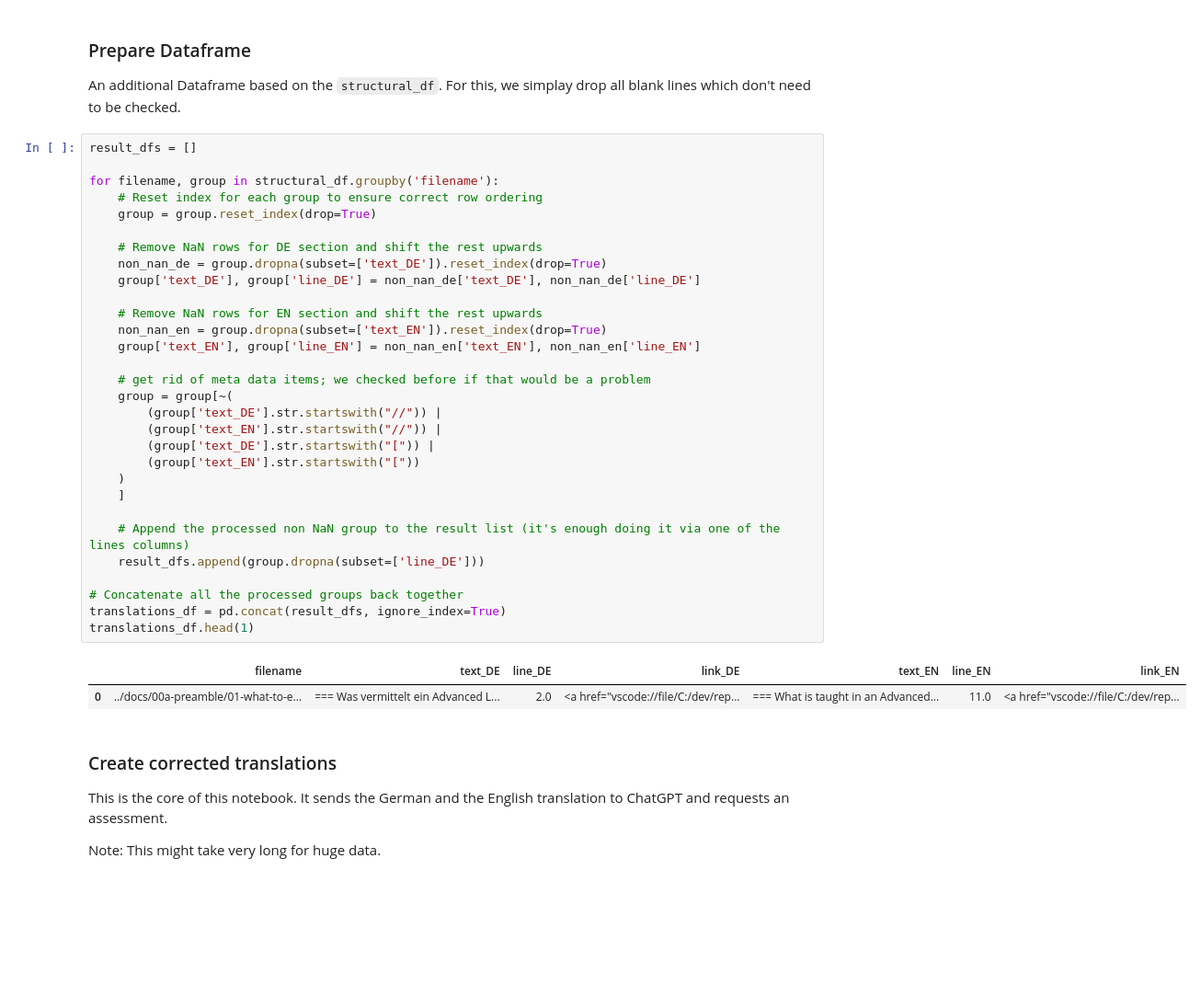
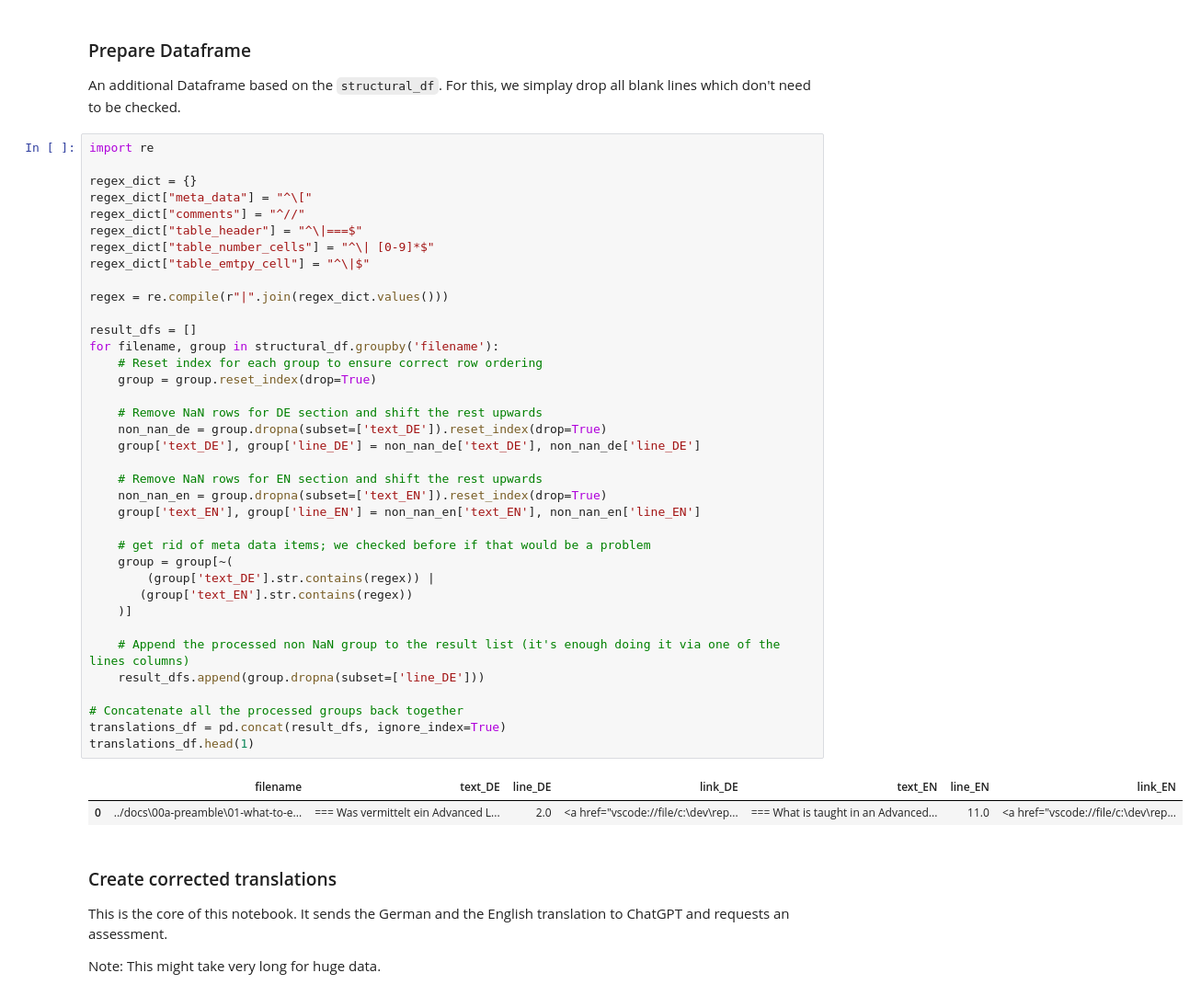
Before and after one commit to isaqb-org/curriculum-improve, a Jupyter notebook: notebooks/CurriculumCorrector.ipynb, the cells around one changed output. Shown at 92% size. Saved outputs shown, nothing was run; the diff lists cells and outputs as text; blank space fills up the shorter version.

```diff
--- a/notebooks/CurriculumCorrector.ipynb
+++ b/notebooks/CurriculumCorrector.ipynb
@@ -436,38 +505,45 @@ urls[urls['status'] != 200]
 
 An additional Dataframe based on the `structural_df`.  For this, we simplay drop all blank lines which don't need to be checked.
 # %%
+import re
+
+regex_dict = {}
+regex_dict["meta_data"] = "^\["
+regex_dict["comments"] = "^//"
+regex_dict["table_header"] = "^\|===$"
+regex_dict["table_number_cells"] = "^\| [0-9]*$"
+regex_dict["table_emtpy_cell"] = "^\|$"
+
+regex = re.compile(r"|".join(regex_dict.values()))
+
 result_dfs = []
-
 for filename, group in structural_df.groupby('filename'):
     # Reset index for each group to ensure correct row ordering
     group = group.reset_index(drop=True)
 
     # Remove NaN rows for DE section and shift the rest upwards
     non_nan_de = group.dropna(subset=['text_DE']).reset_index(drop=True)
     group['text_DE'], group['line_DE'] = non_nan_de['text_DE'], non_nan_de['line_DE']
 
     # Remove NaN rows for EN section and shift the rest upwards
     non_nan_en = group.dropna(subset=['text_EN']).reset_index(drop=True)
     group['text_EN'], group['line_EN'] = non_nan_en['text_EN'], non_nan_en['line_EN']
 
     # get rid of meta data items; we checked before if that would be a problem
     group = group[~(
-        (group['text_DE'].str.startswith("//")) |
-        (group['text_EN'].str.startswith("//")) |
-        (group['text_DE'].str.startswith("[")) |
-        (group['text_EN'].str.startswith("["))
-    )
-    ]
+        (group['text_DE'].str.contains(regex)) |
+       (group['text_EN'].str.contains(regex))
+    )]
 
     # Append the processed non NaN group to the result list (it's enough doing it via one of the lines columns)
     result_dfs.append(group.dropna(subset=['line_DE']))
 
 # Concatenate all the processed groups back together
 translations_df = pd.concat(result_dfs, ignore_index=True)
 translations_df.head(1)
 # %% [output]
 |  | filename | text_DE | line_DE | link_DE | text_EN | line_EN | link_EN |
-| 0 | ../docs/00a-preamble/01-what-to-e... | === Was vermittelt ein Advanced L... | 2.0 | <a href="vscode://file/C:/dev/rep... | === What is taught in an Advanced... | 11.0 | <a href="vscode://file/C:/dev/rep... |
+| 0 | ../docs\00a-preamble\01-what-to-e... | === Was vermittelt ein Advanced L... | 2.0 | <a href="vscode://file/c:\dev\rep... | === What is taught in an Advanced... | 11.0 | <a href="vscode://file/c:\dev\rep... |
 # %% [markdown]
 ### Create corrected translations
 
```
Also changed, not shown: parts of 30 cells of this notebook.
